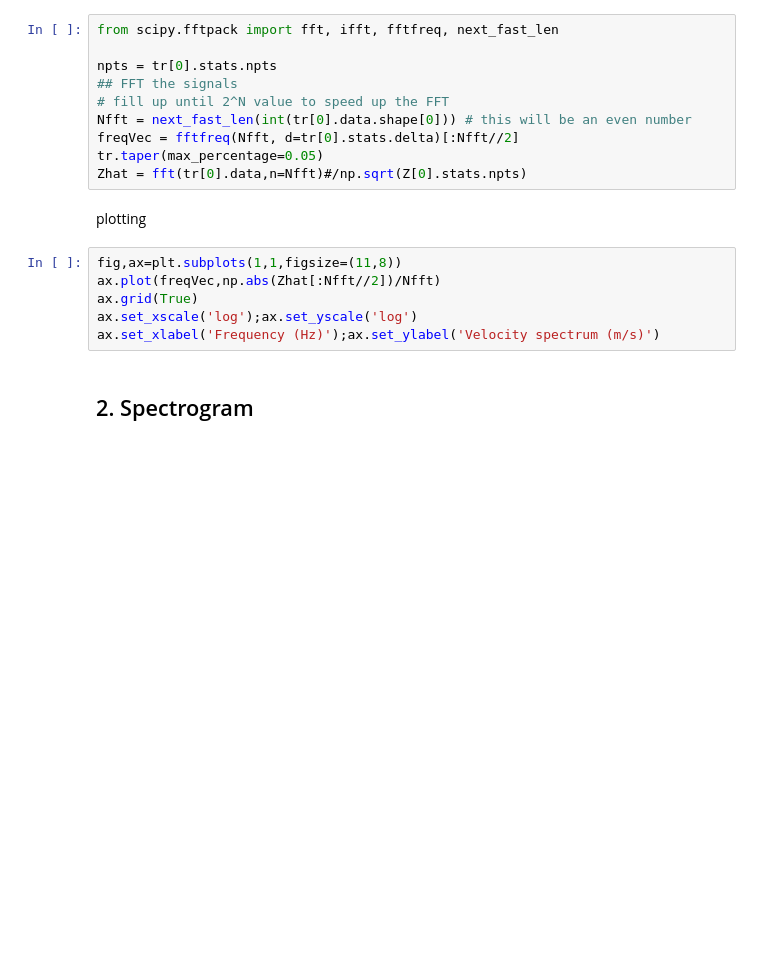
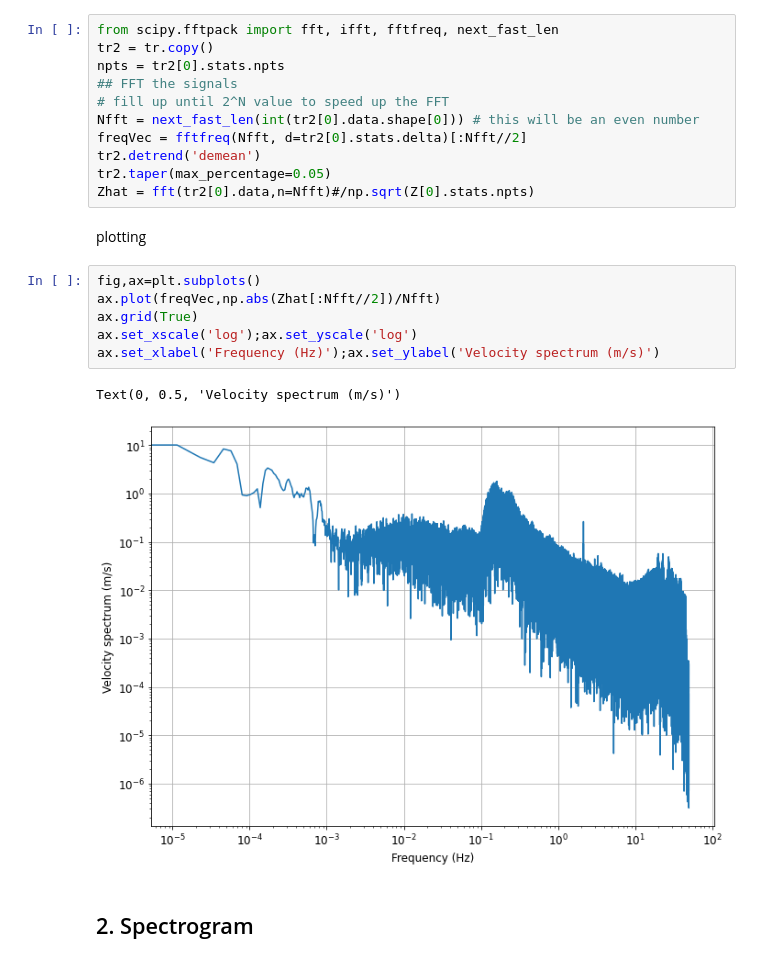
Before and after one commit to UW-geophysics-edu/ESS590_Ambient_seismic_field_SPR2023, a Jupyter notebook: tutorials/tutorial_1_feature_exraction.ipynb, the cells around one changed output. Saved outputs shown, nothing was run; the diff lists cells and outputs as text; blank space fills up the shorter version.

```diff
--- a/tutorials/tutorial_1_feature_exraction.ipynb
+++ b/tutorials/tutorial_1_feature_exraction.ipynb
@@ -50,22 +55,26 @@ The data looks quite noisy with no apparent change in the amplitudes.  We will p
 ## 1. Fourier Transform
 # %%
 from scipy.fftpack import fft, ifft, fftfreq, next_fast_len
-
-npts = tr[0].stats.npts
+tr2 = tr.copy()
+npts = tr2[0].stats.npts
 ## FFT the signals
 # fill up until 2^N value to speed up the FFT
-Nfft = next_fast_len(int(tr[0].data.shape[0])) # this will be an even number
-freqVec = fftfreq(Nfft, d=tr[0].stats.delta)[:Nfft//2]
-tr.taper(max_percentage=0.05)
-Zhat = fft(tr[0].data,n=Nfft)#/np.sqrt(Z[0].stats.npts)
+Nfft = next_fast_len(int(tr2[0].data.shape[0])) # this will be an even number
+freqVec = fftfreq(Nfft, d=tr2[0].stats.delta)[:Nfft//2]
+tr2.detrend('demean')
+tr2.taper(max_percentage=0.05)
+Zhat = fft(tr2[0].data,n=Nfft)#/np.sqrt(Z[0].stats.npts)
 # %% [markdown]
 plotting
 # %%
-fig,ax=plt.subplots(1,1,figsize=(11,8))
+fig,ax=plt.subplots()
 ax.plot(freqVec,np.abs(Zhat[:Nfft//2])/Nfft)
 ax.grid(True)
 ax.set_xscale('log');ax.set_yscale('log')
 ax.set_xlabel('Frequency (Hz)');ax.set_ylabel('Velocity spectrum (m/s)')
+# %% [output]
+Text(0, 0.5, 'Velocity spectrum (m/s)')
+[figure, added]
 # %% [markdown]
 ## 2. Spectrogram
 # %%
```
Also changed, not shown: parts of 12 cells of this notebook, 1 other file.
